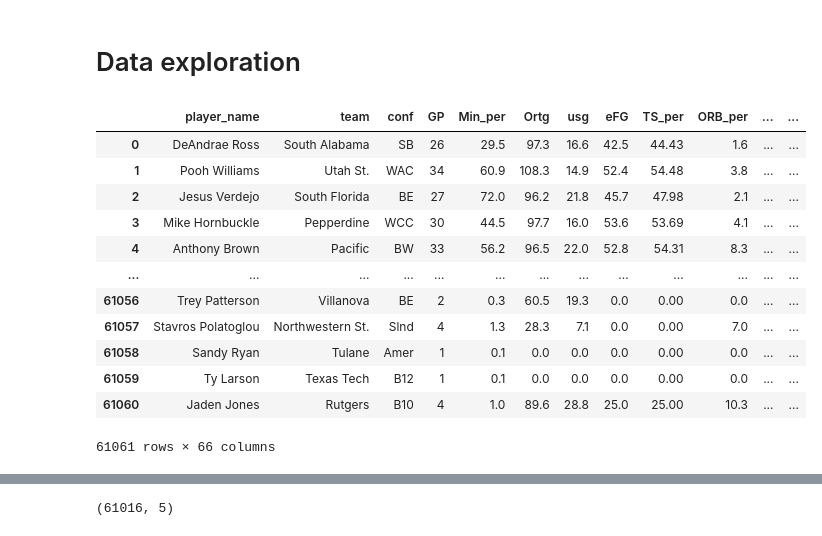
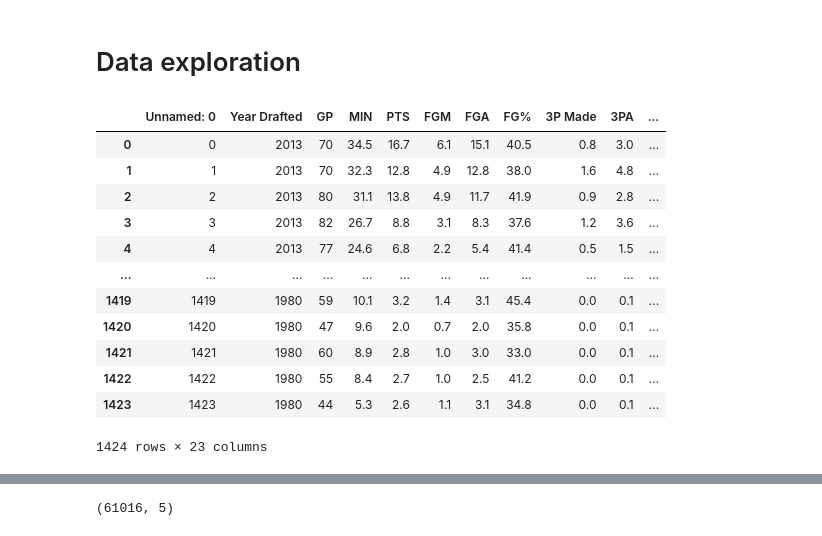
Before and after one commit to Paralelopipet/NM-Nba-prediction, a Jupyter notebook: NBA_predictions.ipynb, the cells around one changed output, grey strips where cells are left out. Drawn from its saved outputs; the diff is of its cells as text; code cells hidden in the pictures.

```diff
--- a/NBA_predictions.ipynb
+++ b/NBA_predictions.ipynb
@@ -8,22 +8,22 @@ warnings.filterwarnings("ignore")
 # %% [markdown]
 # Data exploration
 # %%
-df = pd.read_csv("data/CollegeBasketballPlayers2009-2021.csv", low_memory=False)
+df = pd.read_csv("data/rookie_df.csv", low_memory=False)
 df
 # %% [output]
-|  | player_name | team | conf | GP | Min_per | Ortg | usg | eFG | TS_per | ORB_per | ... | ... |
-| 0 | DeAndrae Ross | South Alabama | SB | 26 | 29.5 | 97.3 | 16.6 | 42.5 | 44.43 | 1.6 | ... | ... |
-| 1 | Pooh Williams | Utah St. | WAC | 34 | 60.9 | 108.3 | 14.9 | 52.4 | 54.48 | 3.8 | ... | ... |
-| 2 | Jesus Verdejo | South Florida | BE | 27 | 72.0 | 96.2 | 21.8 | 45.7 | 47.98 | 2.1 | ... | ... |
-| 3 | Mike Hornbuckle | Pepperdine | WCC | 30 | 44.5 | 97.7 | 16.0 | 53.6 | 53.69 | 4.1 | ... | ... |
-| 4 | Anthony Brown | Pacific | BW | 33 | 56.2 | 96.5 | 22.0 | 52.8 | 54.31 | 8.3 | ... | ... |
-| ... | ... | ... | ... | ... | ... | ... | ... | ... | ... | ... | ... | ... |
-| 61056 | Trey Patterson | Villanova | BE | 2 | 0.3 | 60.5 | 19.3 | 0.0 | 0.00 | 0.0 | ... | ... |
-| 61057 | Stavros Polatoglou | Northwestern St. | Slnd | 4 | 1.3 | 28.3 | 7.1 | 0.0 | 0.00 | 7.0 | ... | ... |
-| 61058 | Sandy Ryan | Tulane | Amer | 1 | 0.1 | 0.0 | 0.0 | 0.0 | 0.00 | 0.0 | ... | ... |
-| 61059 | Ty Larson | Texas Tech | B12 | 1 | 0.1 | 0.0 | 0.0 | 0.0 | 0.00 | 0.0 | ... | ... |
-| 61060 | Jaden Jones | Rutgers | B10 | 4 | 1.0 | 89.6 | 28.8 | 25.0 | 25.00 | 10.3 | ... | ... |
+|  | Unnamed: 0 | Year Drafted | GP | MIN | PTS | FGM | FGA | FG% | 3P Made | 3PA | ... |
+| 0 | 0 | 2013 | 70 | 34.5 | 16.7 | 6.1 | 15.1 | 40.5 | 0.8 | 3.0 | ... |
+| 1 | 1 | 2013 | 70 | 32.3 | 12.8 | 4.9 | 12.8 | 38.0 | 1.6 | 4.8 | ... |
+| 2 | 2 | 2013 | 80 | 31.1 | 13.8 | 4.9 | 11.7 | 41.9 | 0.9 | 2.8 | ... |
+| 3 | 3 | 2013 | 82 | 26.7 | 8.8 | 3.1 | 8.3 | 37.6 | 1.2 | 3.6 | ... |
+| 4 | 4 | 2013 | 77 | 24.6 | 6.8 | 2.2 | 5.4 | 41.4 | 0.5 | 1.5 | ... |
+| ... | ... | ... | ... | ... | ... | ... | ... | ... | ... | ... | ... |
+| 1419 | 1419 | 1980 | 59 | 10.1 | 3.2 | 1.4 | 3.1 | 45.4 | 0.0 | 0.1 | ... |
+| 1420 | 1420 | 1980 | 47 | 9.6 | 2.0 | 0.7 | 2.0 | 35.8 | 0.0 | 0.1 | ... |
+| 1421 | 1421 | 1980 | 60 | 8.9 | 2.8 | 1.0 | 3.0 | 33.0 | 0.0 | 0.1 | ... |
+| 1422 | 1422 | 1980 | 55 | 8.4 | 2.7 | 1.0 | 2.5 | 41.2 | 0.0 | 0.1 | ... |
+| 1423 | 1423 | 1980 | 44 | 5.3 | 2.6 | 1.1 | 3.1 | 34.8 | 0.0 | 0.1 | ... |
-61061 rows × 66 columns
+1424 rows × 23 columns
 # %%
 df.columns
 # %% [output]
```
Also changed, not shown: parts of 19 cells of this notebook, 1 other file.
